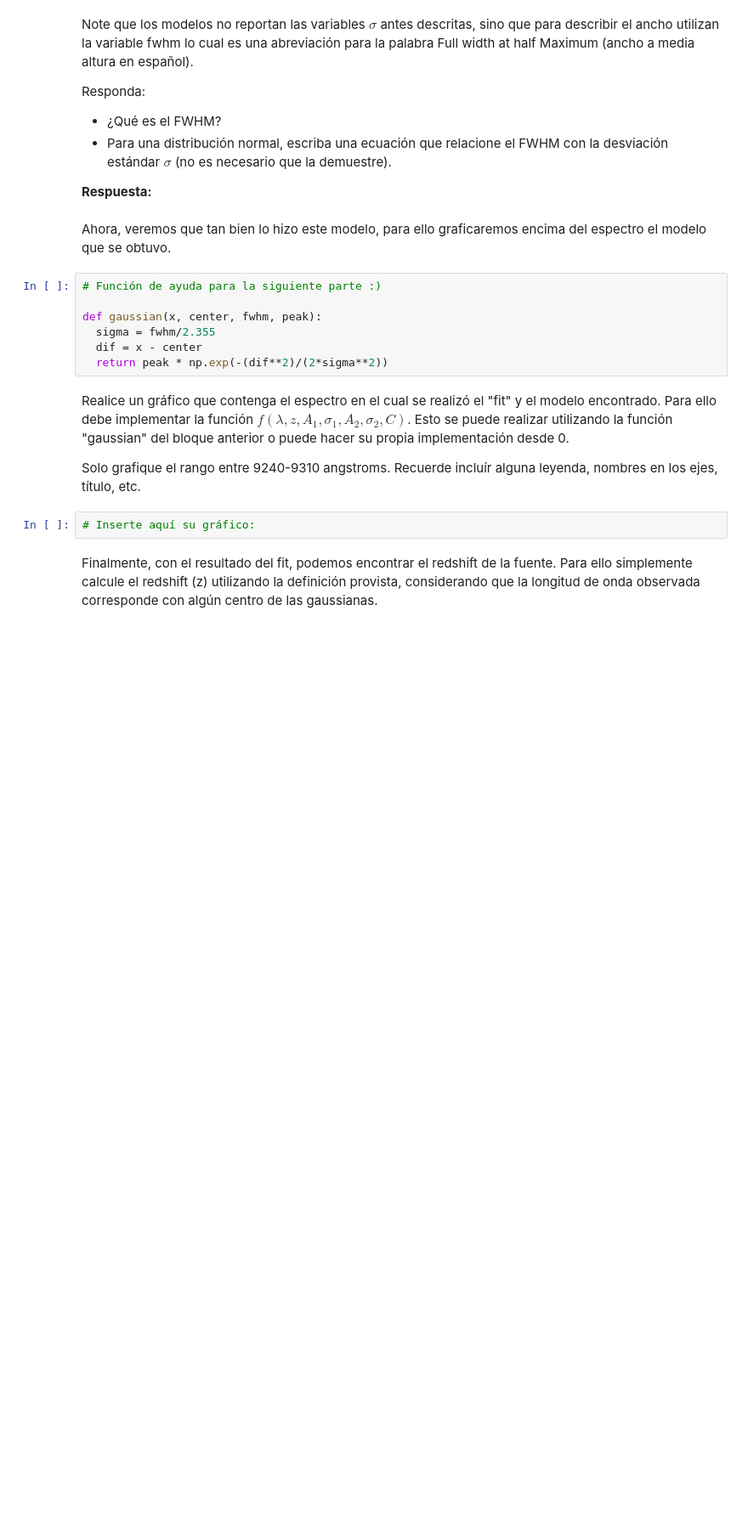
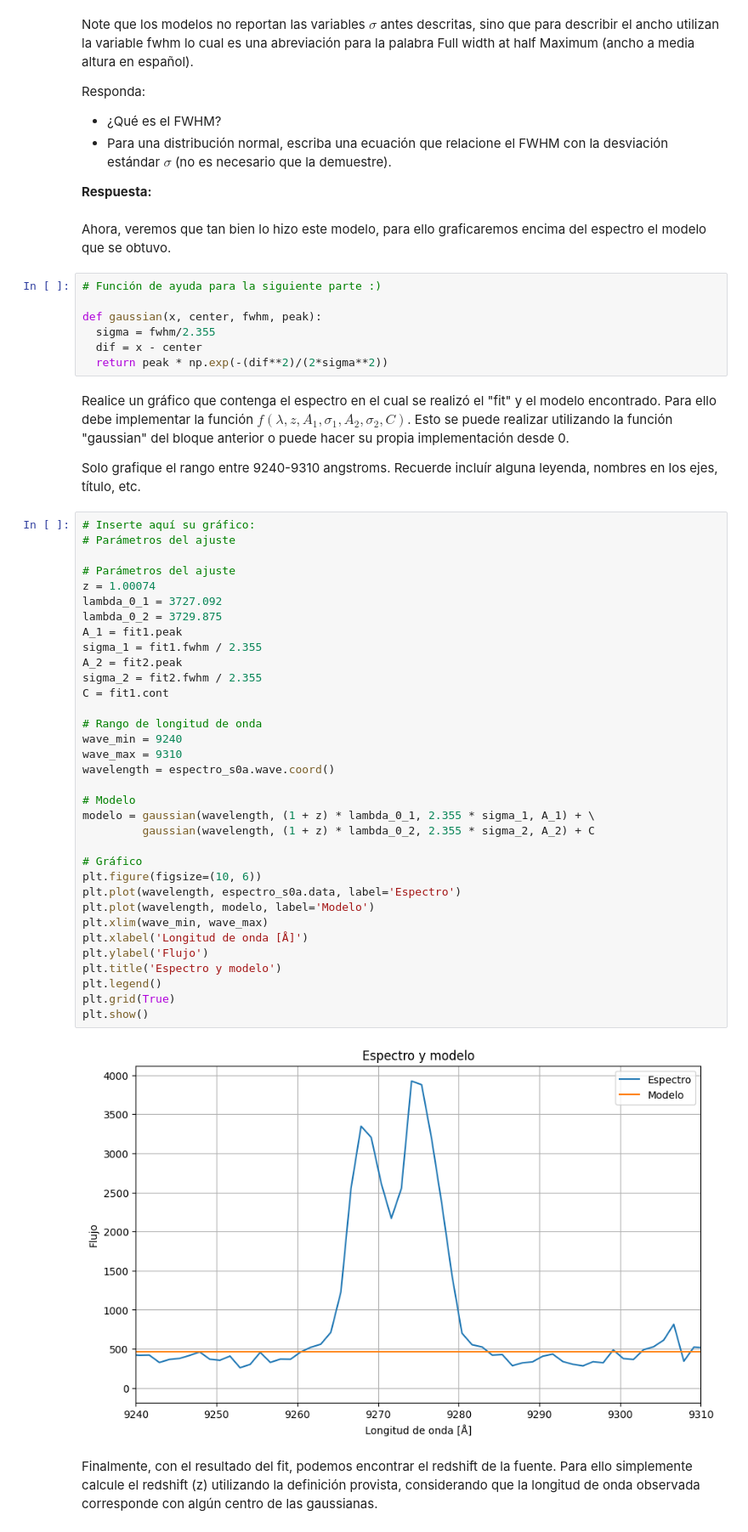
Before and after one commit to azavalac/Tarea-4-Zavala, a Jupyter notebook: Copia_de_Tarea4.ipynb, the cells around one changed output. Shown at 85% size. Cells and saved outputs as stored; diff of their text form; blank space fills up the shorter version.

Commit message:
Falta corregir modelo y responder

```diff
--- a/Copia_de_Tarea4.ipynb
+++ b/Copia_de_Tarea4.ipynb
@@ -405,7 +409,41 @@ Realice un gráfico que contenga el espectro en el cual se realizó el "fit" y e
 Para ello debe implementar la función $f(\lambda, z,  A_1, \sigma_1, A_2, \sigma_2, C)$. Esto se puede realizar utilizando la función "gaussian" del bloque anterior o puede hacer su propia implementación desde 0.
 
 Solo grafique el rango entre 9240-9310 angstroms. Recuerde incluír alguna leyenda, nombres en los ejes, título, etc.
-# %%
-# Inserte aquí su gráfico:
+# %%
+# Inserte aquí su gráfico:
+# Parámetros del ajuste
+
+# Parámetros del ajuste
+z = 1.00074
+lambda_0_1 = 3727.092
+lambda_0_2 = 3729.875
+A_1 = fit1.peak
+sigma_1 = fit1.fwhm / 2.355
+A_2 = fit2.peak
+sigma_2 = fit2.fwhm / 2.355
+C = fit1.cont
+
+# Rango de longitud de onda
+wave_min = 9240
+wave_max = 9310
+wavelength = espectro_s0a.wave.coord()
+
+# Modelo
+modelo = gaussian(wavelength, (1 + z) * lambda_0_1, 2.355 * sigma_1, A_1) + \
+         gaussian(wavelength, (1 + z) * lambda_0_2, 2.355 * sigma_2, A_2) + C
+
+# Gráfico
+plt.figure(figsize=(10, 6))
+plt.plot(wavelength, espectro_s0a.data, label='Espectro')
+plt.plot(wavelength, modelo, label='Modelo')
+plt.xlim(wave_min, wave_max)
+plt.xlabel('Longitud de onda [Å]')
+plt.ylabel('Flujo')
+plt.title('Espectro y modelo')
+plt.legend()
+plt.grid(True)
+plt.show()
+# %% [output]
+[figure, added]
 # %% [markdown]
 Finalmente, con el resultado del fit, podemos encontrar el redshift de la fuente. Para ello simplemente calcule el redshift (z) utilizando la definición provista, considerando que la longitud de onda observada corresponde con algún centro de las gaussianas.
```
Also changed, not shown: parts of 5 cells of this notebook.
